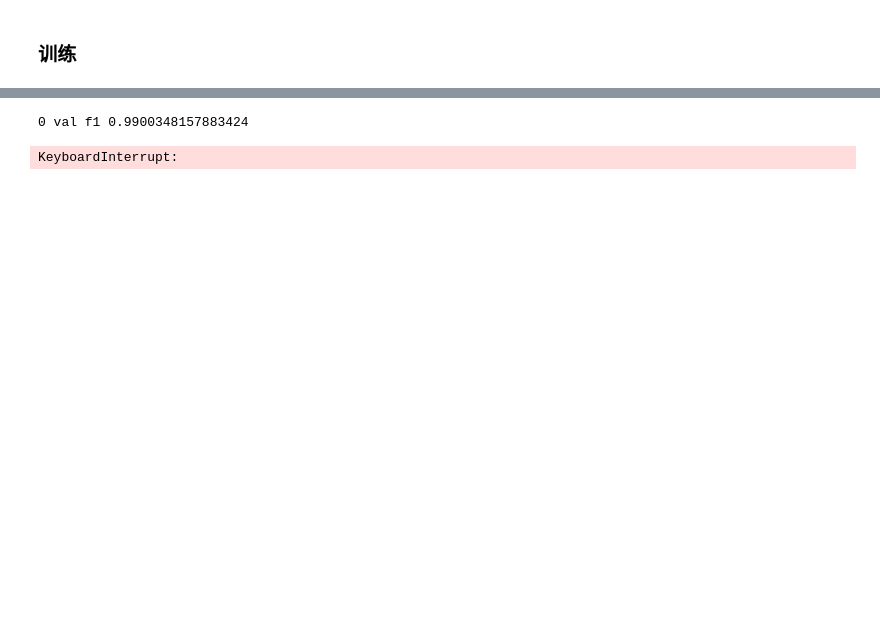
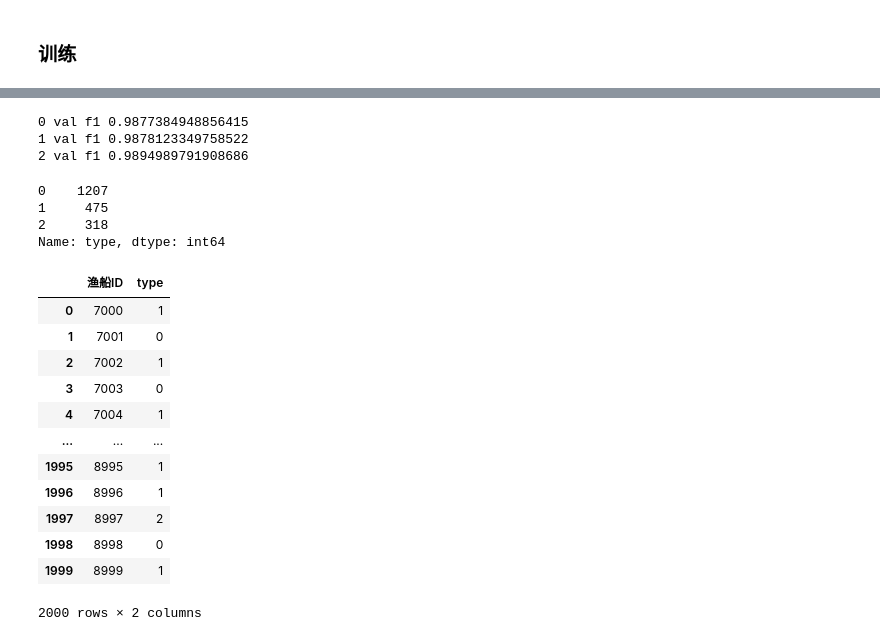
Before and after one commit to DrDavidS/Chinese_NER, a Jupyter notebook: tianchi/tianchi_ship_2019/working/20200116ver.ipynb, the cells around one changed output, grey strips where cells are left out. Cells and saved outputs as stored; diff of their text form; code cells hidden in the pictures; blank space fills up the shorter version.

```diff
--- a/tianchi/tianchi_ship_2019/working/20200116ver.ipynb
+++ b/tianchi/tianchi_ship_2019/working/20200116ver.ipynb
@@ -165,7 +172,7 @@ clf = xgb.XGBClassifier(max_depth=6,
                           )
 
 
-fold = StratifiedKFold(n_splits=6, shuffle=True, random_state=42)
+fold = StratifiedKFold(n_splits=3, shuffle=True, random_state=42)
 models = []
 
 for index, (train_idx, val_idx) in enumerate(fold.split(X, y)):
@@ -175,5 +182,35 @@ for index, (train_idx, val_idx) in enumerate(fold.split(X, y)):
     val_y = y.iloc[val_idx]
     print(index, 'val f1', metrics.f1_score(val_y, val_pred, average='macro'))
 # %% [output]
-0 val f1 0.9900348157883424
+0 val f1 0.9877384948856415
+1 val f1 0.9878123349758522
+2 val f1 0.9894989791908686
-KeyboardInterrupt:
+# %%
+submit = clf.predict(df_test_clean.drop(['渔船ID'], axis=1))
+# %%
+df_test_clean['type'] = submit
+# %%
+result = df_test_clean.groupby('渔船ID', as_index=False)['type'].agg(pd.Series.mode)
+# %%
+result['type'].value_counts()
+# %% [output]
+0    1207
+1     475
+2     318
+Name: type, dtype: int64
+# %%
+result
+# %% [output]
+|  | 渔船ID | type |
+| 0 | 7000 | 1 |
+| 1 | 7001 | 0 |
+| 2 | 7002 | 1 |
+| 3 | 7003 | 0 |
+| 4 | 7004 | 1 |
+| ... | ... | ... |
+| 1995 | 8995 | 1 |
+| 1996 | 8996 | 1 |
+| 1997 | 8997 | 2 |
+| 1998 | 8998 | 0 |
+| 1999 | 8999 | 1 |
+2000 rows × 2 columns
```
Also changed, not shown: parts of 10 cells of this notebook, 1 other file.
